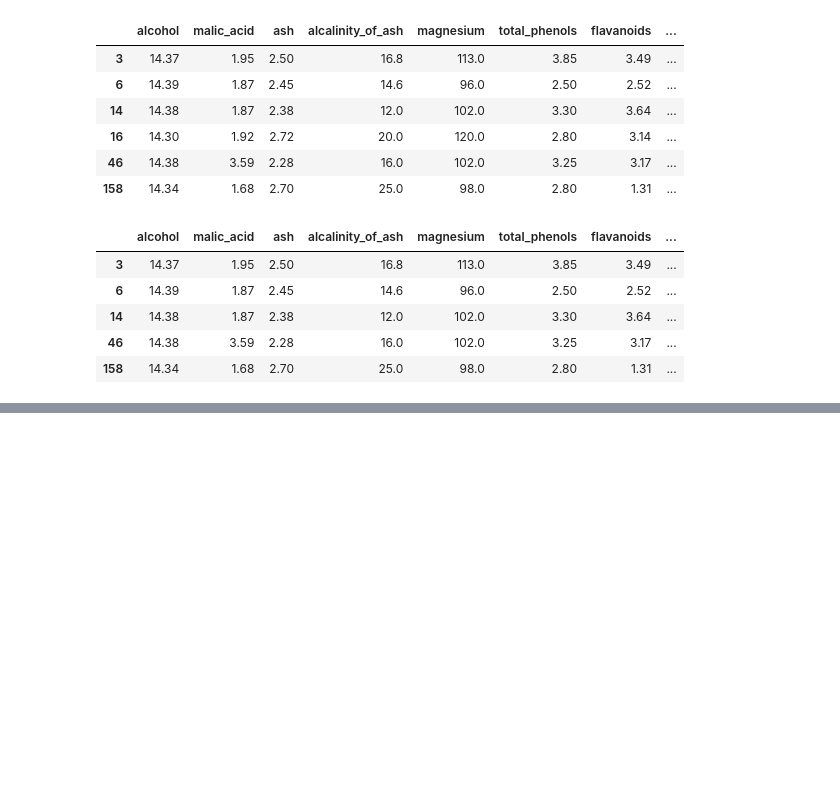
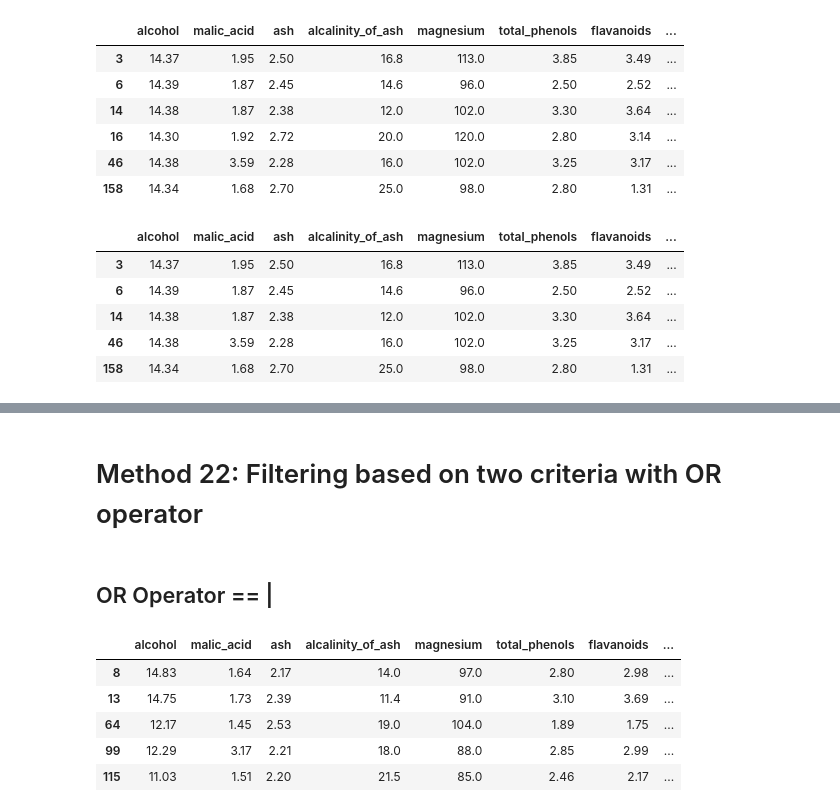
Before and after one commit to moesteelo/Subsetting-a-Pandas-DataFrame, a Jupyter notebook: Subsetting-Pandas-DataFrame.ipynb, the cells around one changed output, grey strips where cells are left out. Drawn from its saved outputs; the diff is of its cells as text; code cells hidden in the pictures; blank space fills up the shorter version.

```diff
--- a/Subsetting-Pandas-DataFrame.ipynb
+++ b/Subsetting-Pandas-DataFrame.ipynb
@@ -432,0 +444,17 @@ df[df['alcohol'].between(14.3, 14.6, inclusive=False)]
+# %% [markdown]
+# Method 22: Filtering based on two criteria with OR operator
+# %% [markdown]
+## OR Operator == |
+# %%
+# When we use the AND operator, the filtering happens considering both
+# conditions to be true. If we want at least one condition to be true, we can use the
+# OR operator.
+
+df[(df['alcohol'] > 14.5) | (df['hue'] > 1.4)]
+# %% [output]
+|  | alcohol | malic_acid | ash | alcalinity_of_ash | magnesium | total_phenols | flavanoids | ... |
+| 8 | 14.83 | 1.64 | 2.17 | 14.0 | 97.0 | 2.80 | 2.98 | ... |
+| 13 | 14.75 | 1.73 | 2.39 | 11.4 | 91.0 | 3.10 | 3.69 | ... |
+| 64 | 12.17 | 1.45 | 2.53 | 19.0 | 104.0 | 1.89 | 1.75 | ... |
+| 99 | 12.29 | 3.17 | 2.21 | 18.0 | 88.0 | 2.85 | 2.99 | ... |
+| 115 | 11.03 | 1.51 | 2.20 | 21.5 | 85.0 | 2.46 | 2.17 | ... |
```
Also changed, not shown: parts of 2 cells of this notebook.
